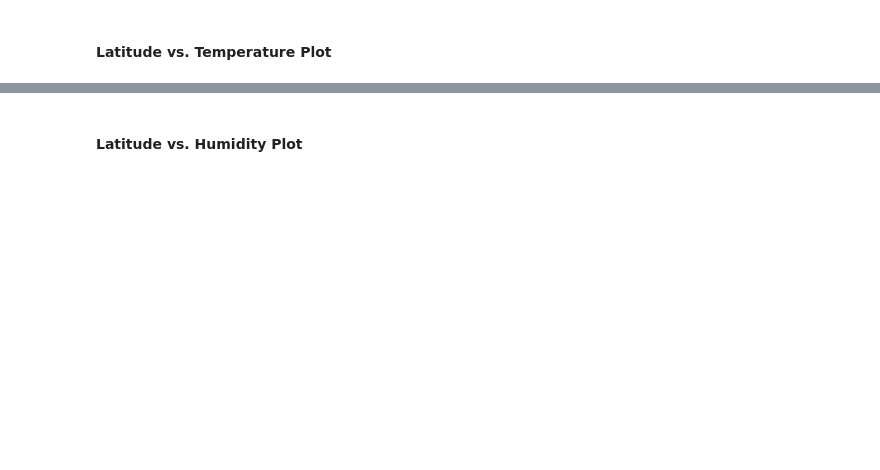
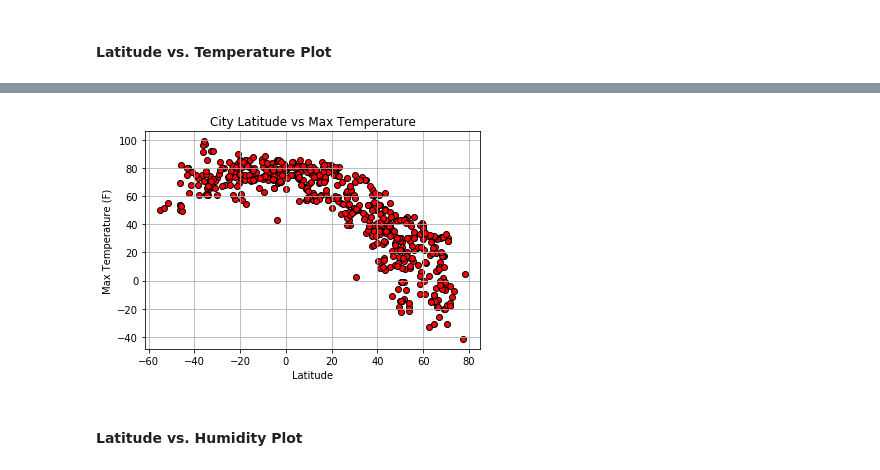
Before and after one commit to meppps/Python-Api-Challenge, a Jupyter notebook: WeatherPy.ipynb, the cells around one changed output, grey strips where cells are left out. Cells and saved outputs as stored; diff of their text form; code cells hidden in the pictures; blank space fills up the shorter version.

Commit message:
Imperial Units/Plotting

```diff
--- a/WeatherPy.ipynb
+++ b/WeatherPy.ipynb
@@ -230,2 +164,11 @@ maxTemps
+# %%
+plt.scatter(df['Lat'],df['Max Temp'],color='r',edgecolors='black')
+plt.title('City Latitude vs Max Temperature')
+plt.xlabel('Latitude')
+plt.ylabel('Max Temperature (F)')
+plt.grid()
+plt.savefig('Images/Temp.png')
+# %% [output]
+[figure, added]
 # %% [markdown]
 #### Latitude vs. Humidity Plot
```
Also changed, not shown: parts of 15 cells of this notebook, 5 other files.
